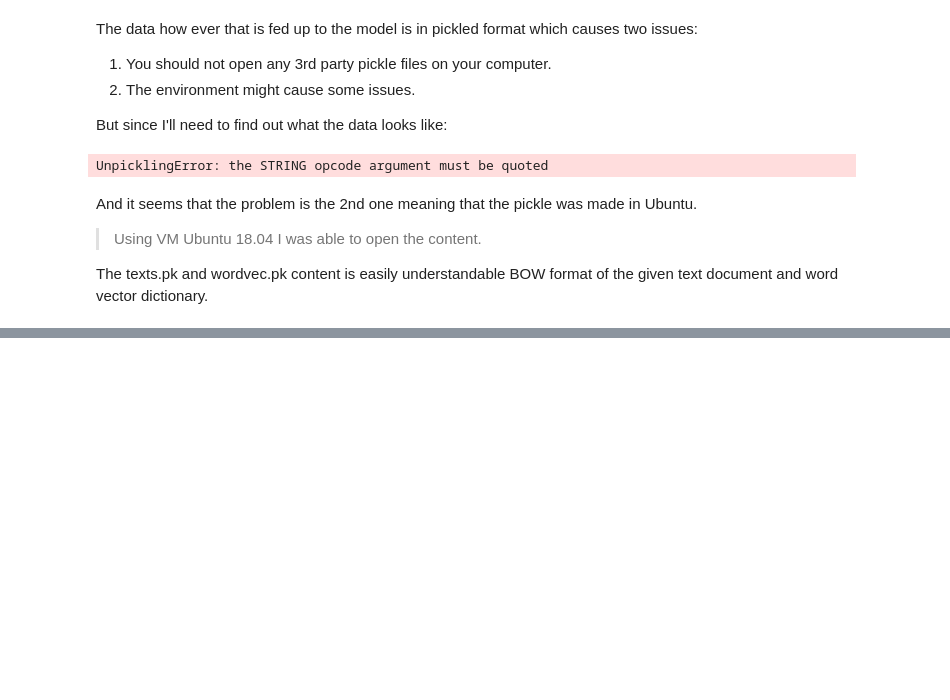
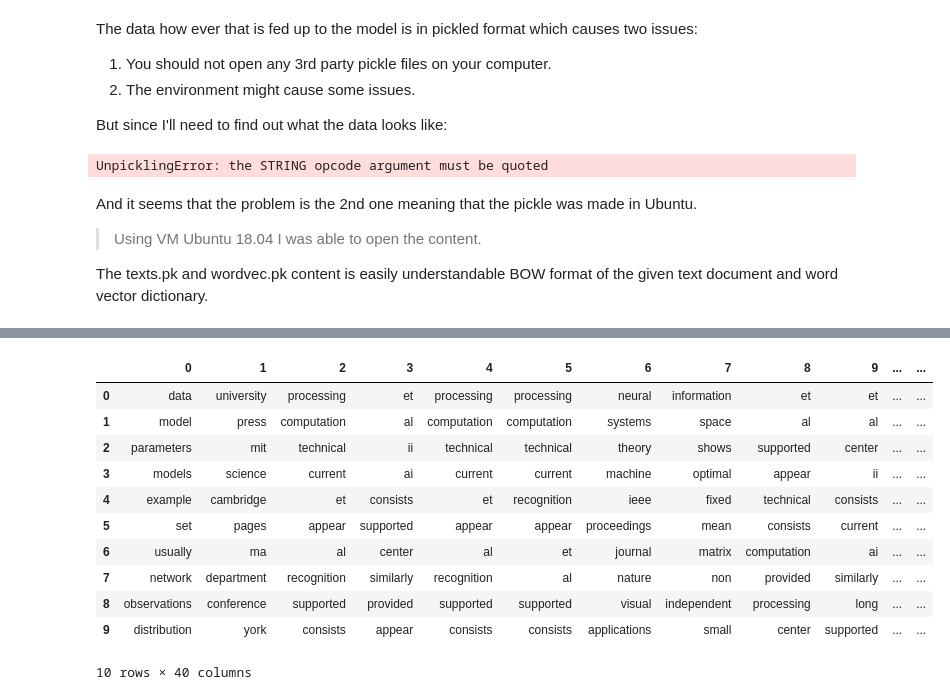
Before and after one commit to EemeliSaari/DeepTrends, a Jupyter notebook: bin/shdp_experiments.ipynb, the cells around one changed output, grey strips where cells are left out. Cells and saved outputs as stored; diff of their text form; code cells hidden in the pictures; blank space fills up the shorter version.

```diff
--- a/bin/shdp_experiments.ipynb
+++ b/bin/shdp_experiments.ipynb
@@ -91,0 +250,19 @@ The texts.pk and wordvec.pk content is easily understandable BOW format of the g
+# %%
+def get_topic_words(docs, n_words=10):
+    topics_dict = {}
+    for i in range(hdp.num_states):
+        topics_dict[i] = collections.defaultdict(float)
+    for i, doc in enumerate(temp_words):
+        hdp.add_data(np.atleast_2d(docs[i][0].squeeze()), i)
+        hdp.states_list[-1].meanfieldupdate()
+        temp_exp = hdp.states_list[-1].all_expected_stats[0]
+        for idx, word_id in enumerate(doc):
+            for t in range(K):
+                topics_dict[t][word_id] += temp_exp[idx, t]
+    sorted_topic_words = []
+    for t in range(K):
+        sorted_topic_words.append([dictionary[k] for k in sorted(topics_dict[t], key=lambda x: topics_dict[t][x], reverse=True)[:n_words]])
+
+    return np.array(sorted_topic_words)
+# %%
+words_numpy = get_topic_words(real_data)
@@ -91,0 +271,17 @@ The texts.pk and wordvec.pk content is easily understandable BOW format of the g
+# %%
+word_df = pd.DataFrame(words_numpy.T)
+# %%
+word_df
+# %% [output]
+|  | 0 | 1 | 2 | 3 | 4 | 5 | 6 | 7 | 8 | 9 | ... | ... |
+| 0 | data | university | processing | et | processing | processing | neural | information | et | et | ... | ... |
+| 1 | model | press | computation | al | computation | computation | systems | space | al | al | ... | ... |
+| 2 | parameters | mit | technical | ii | technical | technical | theory | shows | supported | center | ... | ... |
+| 3 | models | science | current | ai | current | current | machine | optimal | appear | ii | ... | ... |
+| 4 | example | cambridge | et | consists | et | recognition | ieee | fixed | technical | consists | ... | ... |
+| 5 | set | pages | appear | supported | appear | appear | proceedings | mean | consists | current | ... | ... |
+| 6 | usually | ma | al | center | al | et | journal | matrix | computation | ai | ... | ... |
+| 7 | network | department | recognition | similarly | recognition | al | nature | non | provided | similarly | ... | ... |
+| 8 | observations | conference | supported | provided | supported | supported | visual | independent | processing | long | ... | ... |
+| 9 | distribution | york | consists | appear | consists | consists | applications | small | center | supported | ... | ... |
+10 rows × 40 columns
```
Also changed, not shown: parts of 62 cells of this notebook.
